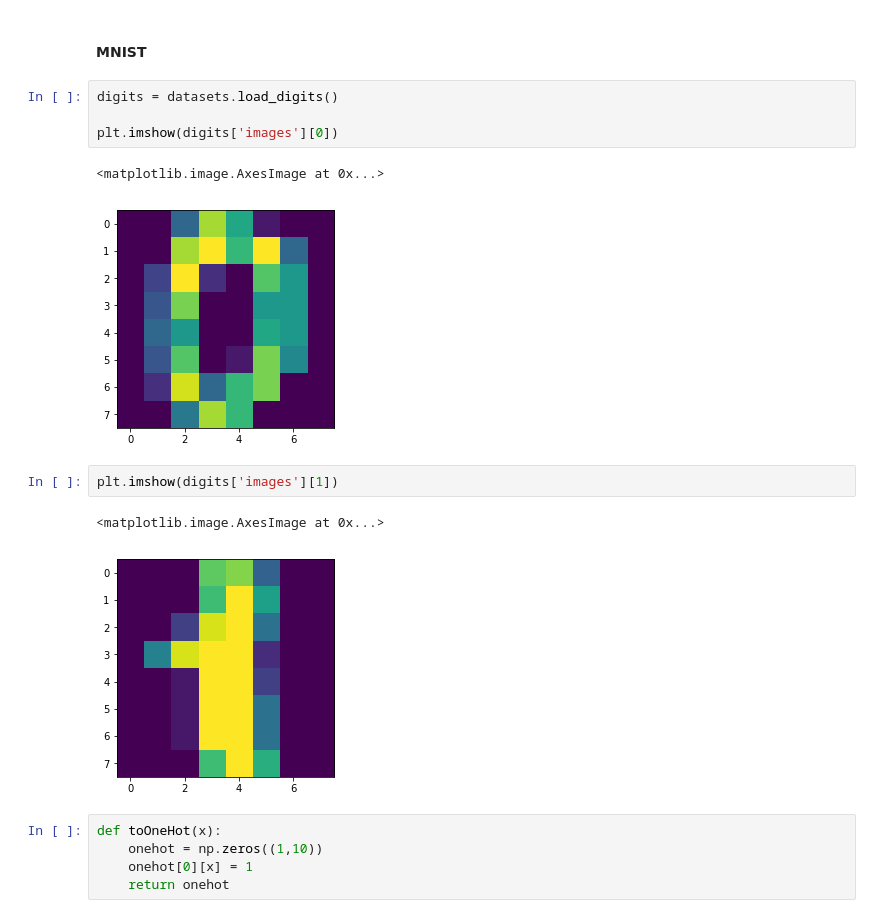
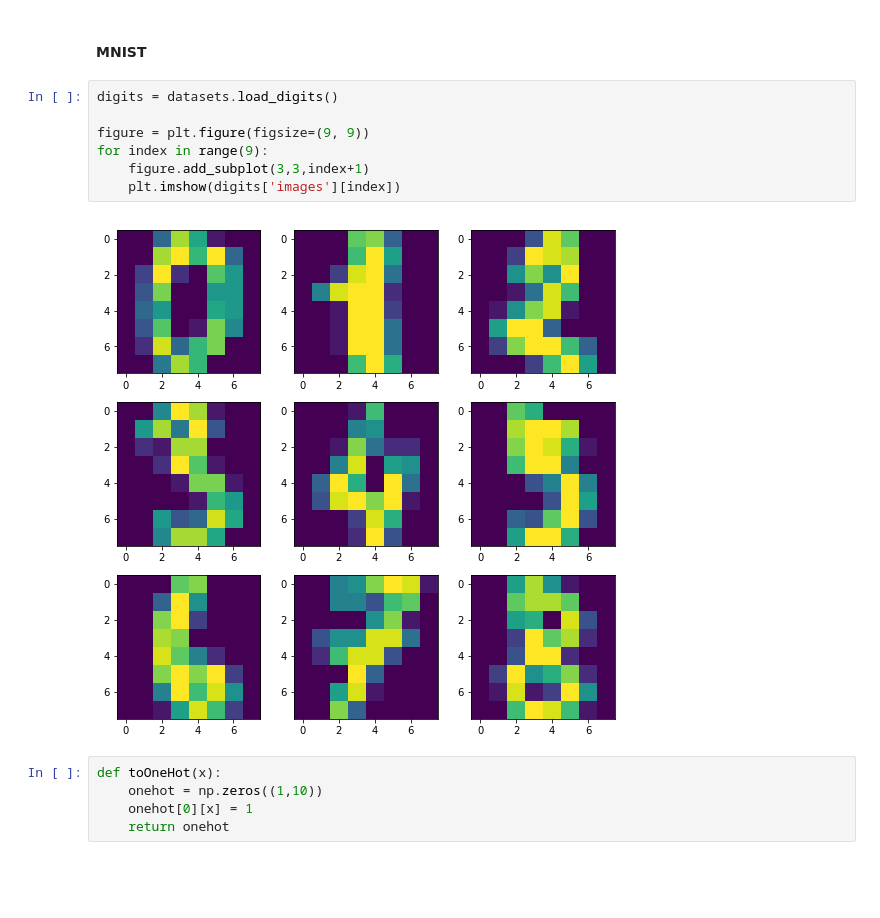
Before and after one commit to Mrpatekful/numpyml, a Jupyter notebook: mlp_numpy.ipynb, the cells around one changed output. Cells and saved outputs as stored; diff of their text form; blank space fills up the shorter version.

```diff
--- a/mlp_numpy.ipynb
+++ b/mlp_numpy.ipynb
@@ -903,17 +910,14 @@ TRAINING PHASE:
 # %% [markdown]
 #### MNIST
-# %%
-digits = datasets.load_digits()
-
-plt.imshow(digits['images'][0])
-# %% [output]
-<matplotlib.image.AxesImage at 0x...>
-[figure, removed]
-# %%
-plt.imshow(digits['images'][1])
-# %% [output]
-<matplotlib.image.AxesImage at 0x...>
-[figure, removed]
+# %%
+digits = datasets.load_digits()
+
+figure = plt.figure(figsize=(9, 9))
+for index in range(9):
+    figure.add_subplot(3,3,index+1)
+    plt.imshow(digits['images'][index])
+# %% [output]
+[figure, added]
 # %%
 def toOneHot(x):
     onehot = np.zeros((1,10))
```
Also changed, not shown: parts of 12 cells of this notebook, 1 other file.
